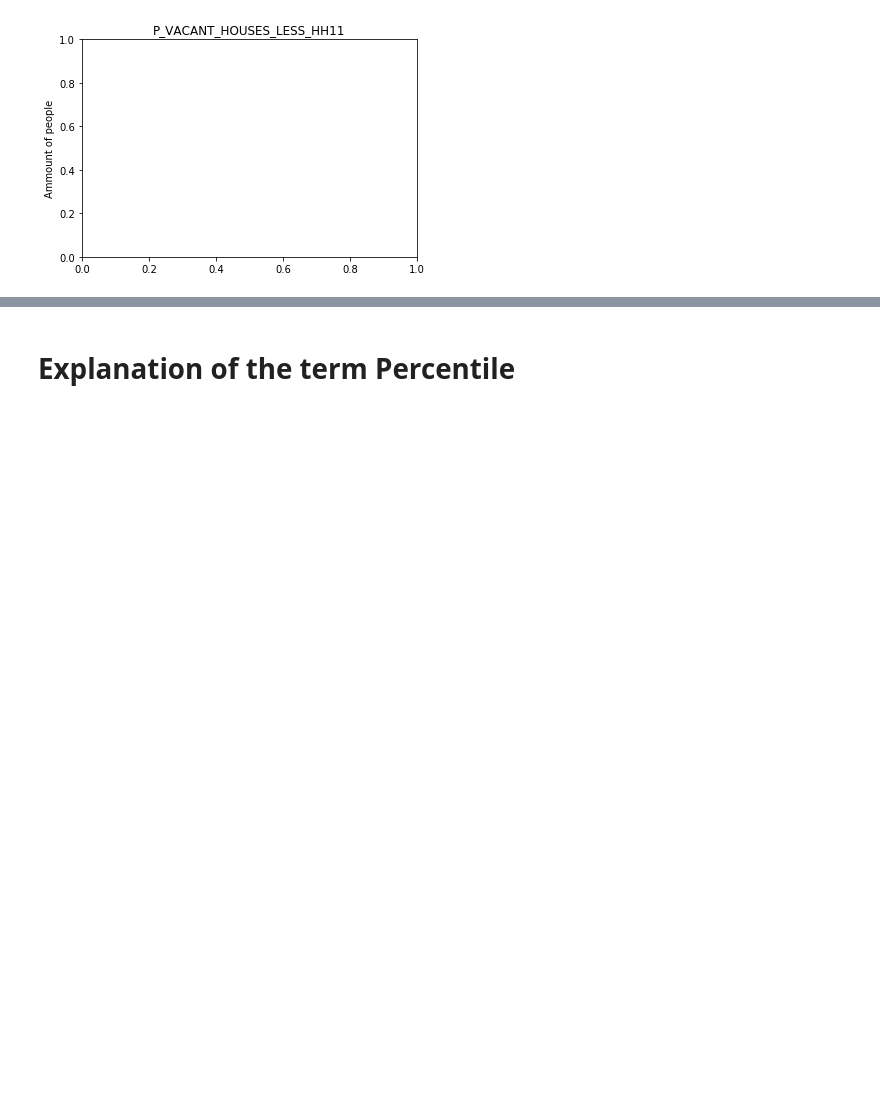
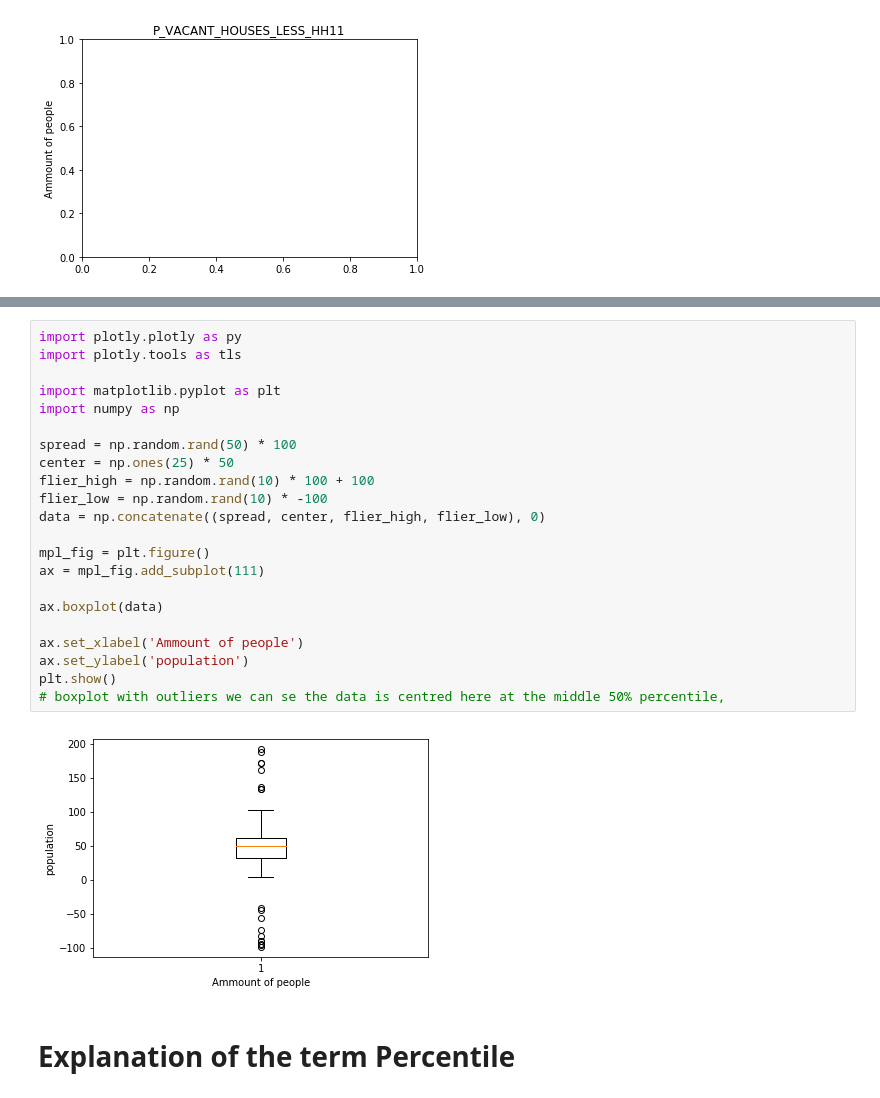
Before and after one commit to Maria1709/Boxplot, a Jupyter notebook: 1boxplot.ipynb, the cells around one changed output, grey strips where cells are left out. Cells and saved outputs as stored; diff of their text form; blank space fills up the shorter version.

Commit message:
new images and information on beanplot

```diff
--- a/1boxplot.ipynb
+++ b/1boxplot.ipynb
@@ -322,3 +313,27 @@ ModuleNotFoundError: No module named 'plotly'
+# %%
+import plotly.plotly as py
+import plotly.tools as tls
+
+import matplotlib.pyplot as plt
+import numpy as np
+
+spread = np.random.rand(50) * 100
+center = np.ones(25) * 50
+flier_high = np.random.rand(10) * 100 + 100
+flier_low = np.random.rand(10) * -100
+data = np.concatenate((spread, center, flier_high, flier_low), 0)
+
+mpl_fig = plt.figure()
+ax = mpl_fig.add_subplot(111)
+
+ax.boxplot(data)
+
+ax.set_xlabel('Ammount of people')
+ax.set_ylabel('population')
+plt.show()
+# boxplot with outliers we can se the data is centred here at the middle 50% percentile,
+# %% [output]
+[figure, added]
 # %% [markdown]
 # Explanation of the term Percentile
 # %% [markdown]
```
Also changed, not shown: parts of 15 cells of this notebook, 5 other files.
